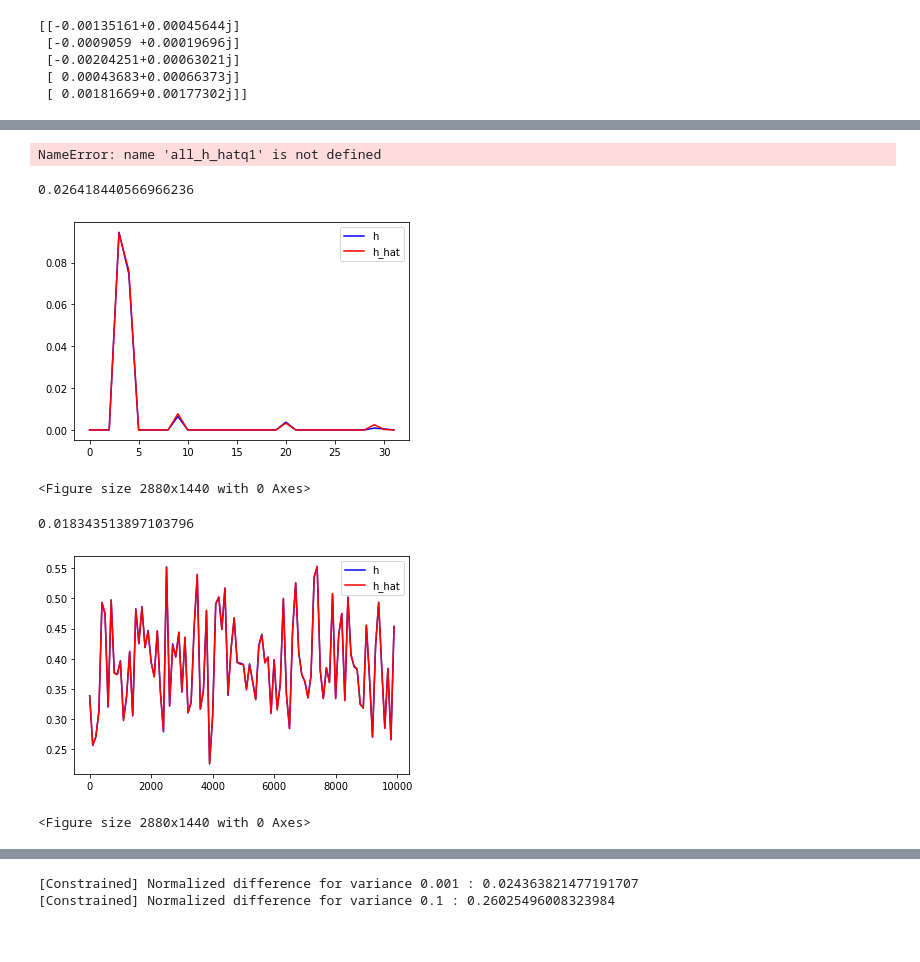
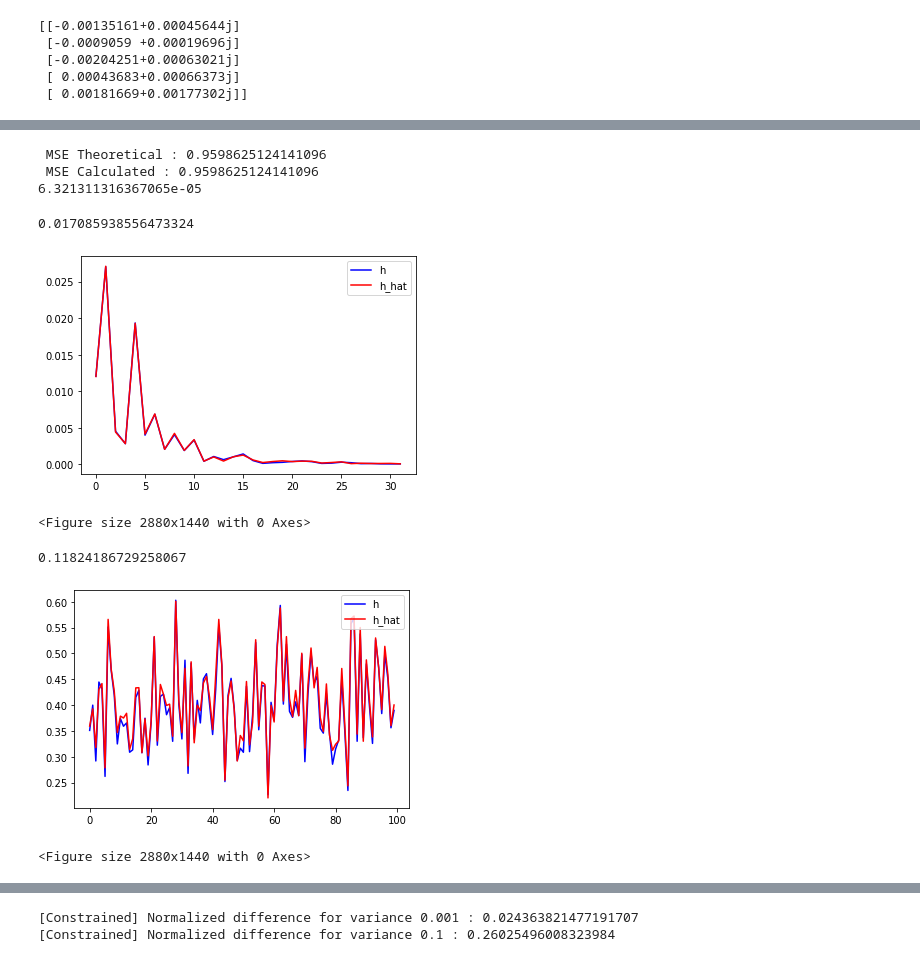
Before and after one commit to SumanthRH/EE5111_Estimation_Theory, a Jupyter notebook: mini_project1/MiniProject1.ipynb, the cells around one changed output, grey strips where cells are left out. Cells and saved outputs as stored; diff of their text form; code cells hidden in the pictures.

```diff
--- a/mini_project1/MiniProject1.ipynb
+++ b/mini_project1/MiniProject1.ipynb
@@ -15,7 +15,7 @@ H_SIZE = 32
 SIG1 = np.sqrt(0.001)
 SIG2 = np.sqrt(0.1)
 LAMBDA = 0.2
-M = 10000 # Number of trials
+M = 100 # Number of trials
 # %%
 # %% [output]
 [[-0.00135161+0.00045644j]
@@ -57,15 +82,33 @@ def pinv(A, alpha=0):
 # %%
 def normalized_difference(y_original, y_hat):
     return norm(y_original-y_hat)/norm(y_original)
+
+def squared_error(vector1, vector2):
+    return norm(vector1-vector2)**2
 # %%
 # Q1
-def estimate_vanilla_h(A,h,sig=SIG1):
+def estimate_vanilla_h(A,h,sig=SIG1, rse=False):
     n = np.random.normal(loc=0, scale=sig,size=(Y_SIZE,2)).view(np.complex128)
     y = matmul(A,h) + n
     h_hat = matmul(pinv(A), y)
     d = normalized_difference(h,h_hat)
+    y_hat = np.matmul(A, h_hat)
+#     print(norm(y)**2)
 #     print(f"[Vanilla] Normalized difference for variance {np.round(sig**2, decimals=3)} : {d}")
-    return h_hat,d
+    error_theoretical = squared_error_theotical(A, y)
+    error_calculated = squared_error(y, y_hat)
+    if rse:
+        return h_hat,d, error_theoretical, error_calculated
+    else:
+        return h_hat,d
+
+# def estimate_vanilla_h(A,h,sig=SIG1):
+#     n = np.random.normal(loc=0, scale=sig,size=(Y_SIZE,2)).view(np.complex128)
+#     y = matmul(A,h) + n
+#     h_hat = matmul(pinv(A), y)
+#     d = normalized_difference(h,h_hat)
+# #     print(f"[Vanilla] Normalized difference for variance {np.round(sig**2, decimals=3)} : {d}")
+#     return h_hat,d
 
 # estimate_vanilla_h(sig=SIG1)
 # estimate_vanilla_h(sig=SIG2)
@@ -74,46 +117,52 @@ def estimate_vanilla_h(A,h,sig=SIG1):
 def question1(M=M,sig=SIG1):
     all_h = []
     all_h_hat = []
+    error_theo = []
+    error_calc = []
     for i in range(M):
         X,h = get_x_h()
         A = matmul(X,F)
-        h_hat,d = estimate_vanilla_h(A,h,sig=sig)
+        h_hat, d, error_theo_, error_calc_ = estimate_vanilla_h(A,h,sig,True)
+        error_theo.append(error_theo_)
+        error_calc.append(error_calc_)
         all_h.append(h)
         all_h_hat.append(h_hat)
+    print(" MSE Theoretical :", np.mean(error_theo))
+    print(" MSE Calculated :", np.mean(error_calc))
     return all_h, all_h_hat
 
-all_hq1, all_h_hatq2 = question1(M,sig=SIG1)
+all_hq1, all_h_hatq1 = question1(M,sig=SIG1)
 mean_h = sum(all_hq1)/M
 mean_h_hat = sum(all_h_hatq1)/M
-
-print(mean_h,mean_h_hat)
+error = [ np.sum(norm(all_hq1[i]-all_h_hatq1[i])**2) for i in range(M)  ]
+print(np.mean(error))
 # %% [output]
-NameError: name 'all_h_hatq1' is not defined
+ MSE Theoretical : 0.9598625124141096
+ MSE Calculated : 0.9598625124141096
+6.321311316367065e-05
 # %%
-print(normalized_difference(mean_h,mean_h_hat))
+print(normalized_difference(all_hq1[0],all_h_hatq1[0]))
 def plot_h(h,h_hat):
     m = len(h)
 #     print(normalized_difference(mean_h,mean_h_hat))
     norm_h = [norm(a) for a in h]
     norm_h_hat = [norm(a) for a in h_hat]
     plt.plot(np.arange(0,m),norm_h,'-b',label='h')
     plt.plot(np.arange(0,m),norm_h_hat,'-r',label='h_hat')
     plt.legend(loc='upper right')
     plt.figure(figsize=(40,20))
     plt.show()
 
-plot_h(all_h[0],all_h_hat[0])
+plot_h(mean_h,mean_h_hat)
 # %% [output]
-0.026418440566966236
+0.017085938556473324
-[figure, old version]
+[figure, new version]
 <Figure size 2880x1440 with 0 Axes>
 # %%
 all_h2,all_h_hat2 = question1(sig=SIG2)
 print(normalized_difference(sum(all_h2),sum(all_h_hat2)))
-
-# print(normalized_difference(mean_h,mean_h_hat))
 plot_h(all_h2,all_h_hat2)
 # %% [output]
-0.018343513897103796
+0.11824186729258067
-[figure, old version]
+[figure, new version]
 <Figure size 2880x1440 with 0 Axes>
```
Also changed, not shown: parts of 8 cells of this notebook.
